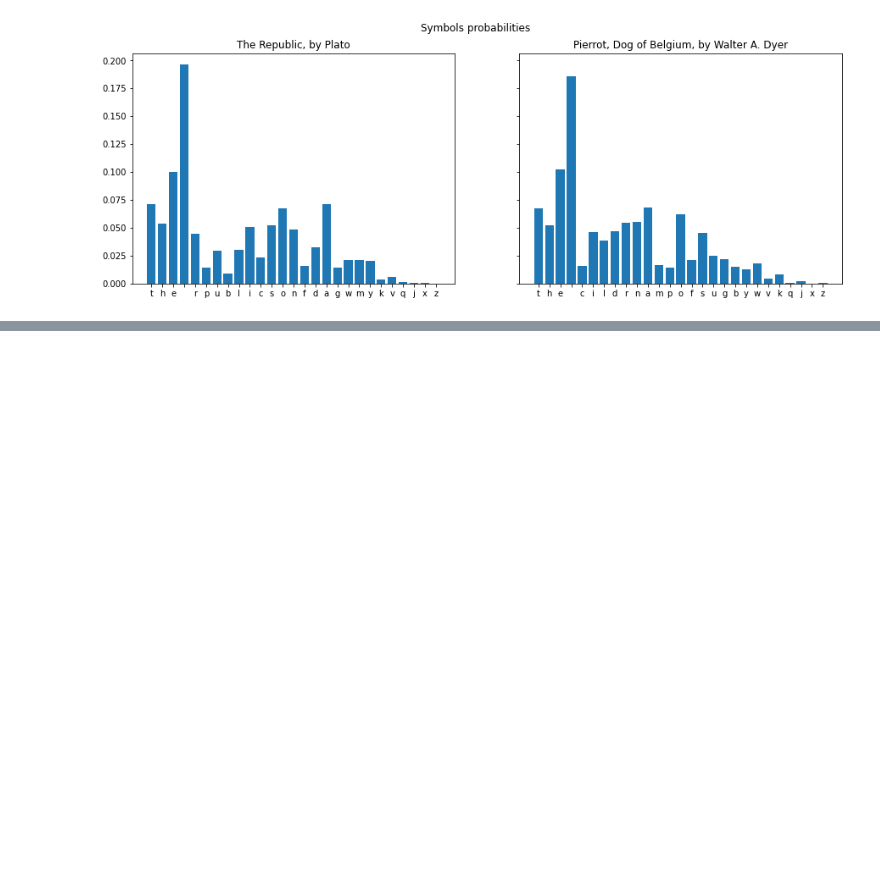
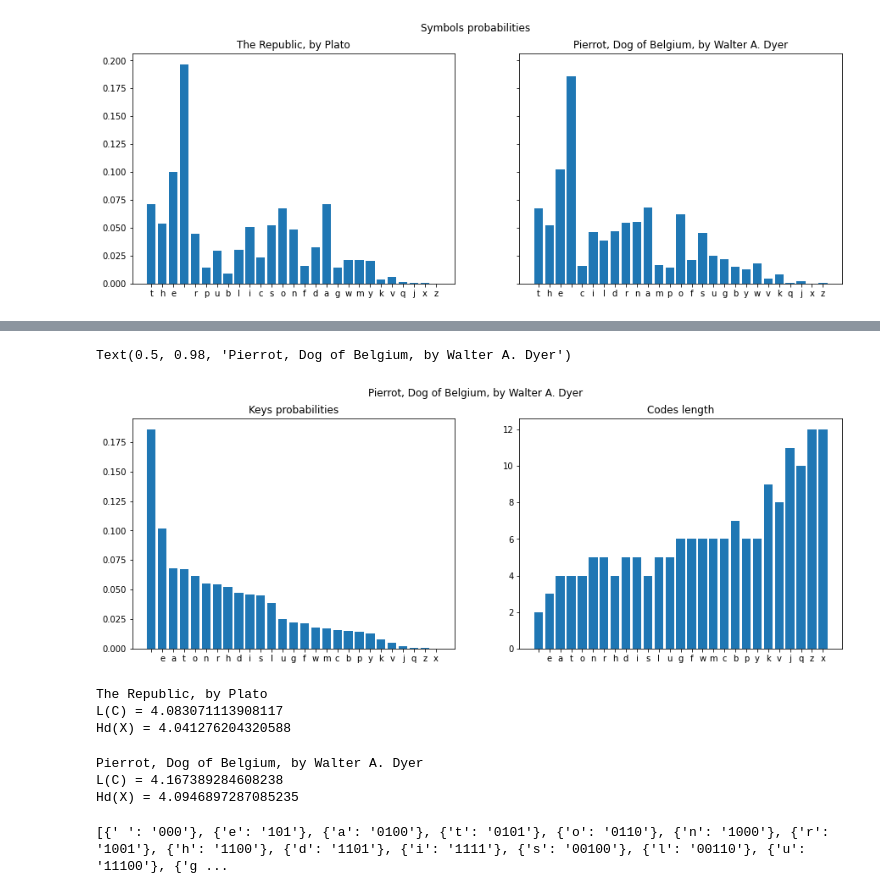
Before and after one commit to daveomri/textual-analysis, a Jupyter notebook: hw1/hw1.ipynb, the cells around one changed output, grey strips where cells are left out. Drawn from its saved outputs; the diff is of its cells as text; code cells hidden in the pictures; blank space fills up the shorter version.

```diff
--- a/hw1/hw1.ipynb
+++ b/hw1/hw1.ipynb
@@ -202,0 +198,23 @@ Text(0.5, 0.98, 'The Republic, by Plato')
+# %%
+# Adding the code to second text
+for code_x in codes_x:
+    uniq_num_y[code_x["key"]]["code"] = code_x["code"]
+
+codes_y = [value for value in uniq_num_y.values()]
+codes_y.sort(key=lambda x:x["num"], reverse=True)
+# %%
+# Plot the codes length
+names_x = [value["key"] for value in codes_y]
+values_x = [value["prob"] for value in codes_y]
+names_y = [value["key"] for value in codes_y]
+values_y = [len(value["code"]) for value in codes_y]
+# %%
+fig, axs = plt.subplots(1, 2, figsize=(15, 5))
+axs[0].bar(names_x, values_x)
+axs[0].title.set_text("Keys probabilities")
+axs[1].bar(names_y, values_y)
+axs[1].title.set_text("Codes length")
+fig.suptitle(data_y["name"])
+# %% [output]
+Text(0.5, 0.98, 'Pierrot, Dog of Belgium, by Walter A. Dyer')
+[figure, added]
@@ -202,0 +236,28 @@ Text(0.5, 0.98, 'The Republic, by Plato')
+# %%
+# L(C) & Hd(X)
+print("{}\nL(C) = {}\nHd(X) = {}".format(
+    data_x["name"], count_LC(codes_x),
+    count_entropy(codes_x)
+    )
+)
+# %% [output]
+The Republic, by Plato
+L(C) = 4.083071113908117
+Hd(X) = 4.041276204320588
+# %%
+print("{}\nL(C) = {}\nHd(X) = {}".format(
+    data_y["name"],
+    count_LC(codes_y), count_entropy(codes_y)
+    )
+)
+# %% [output]
+Pierrot, Dog of Belgium, by Walter A. Dyer
+L(C) = 4.167389284608238
+Hd(X) = 4.0946897287085235
+# %%
+# Optimal code for second text
+ocodes_y = [value for value in uniq_num_y.values()]
+get_text_code(ocodes_y)
+print([{value["key"]: value["code"]} for value in ocodes_y])
+# %% [output]
+[{' ': '000'}, {'e': '101'}, {'a': '0100'}, {'t': '0101'}, {'o': '0110'}, {'n': '1000'}, {'r': '1001'}, {'h': '1100'}, {'d': '1101'}, {'i': '1111'}, {'s': '00100'}, {'l': '00110'}, {'u': '11100'}, {'g ...
```
Also changed, not shown: parts of 11 cells of this notebook.
